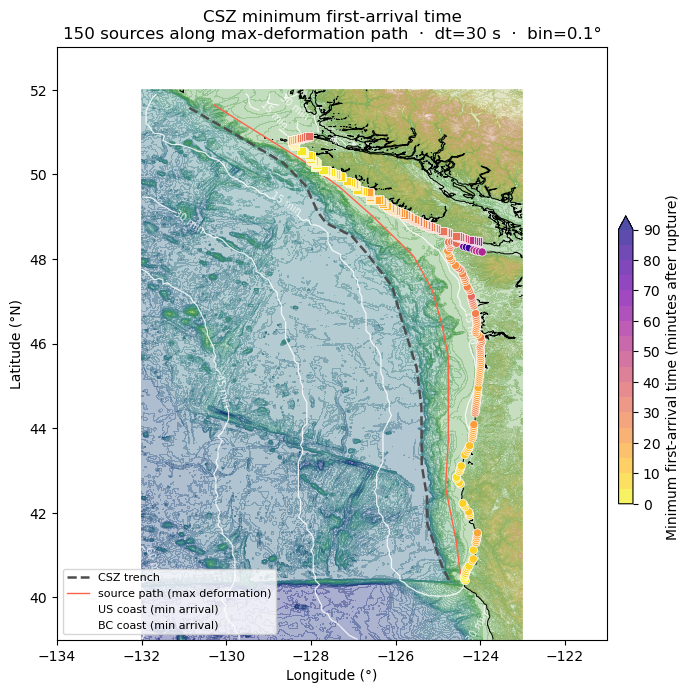
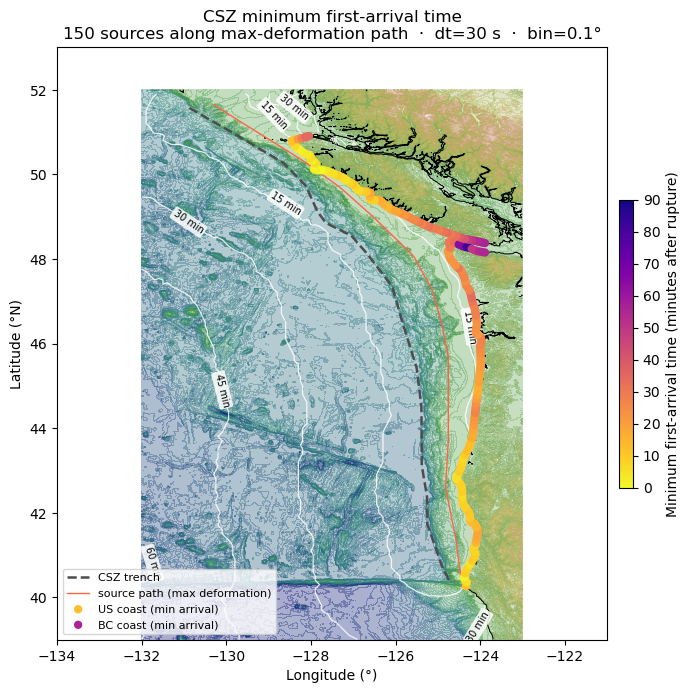
Code edit (unified diff) that turned the first committed figure into the second:
--- before
+++ after
@@ -23,5 +23,8 @@
                 levels=np.arange(15, TT_MAX_DISPLAY + 15, 15),
                 colors='white', linewidths=0.9, alpha=0.85)
-ax.clabel(cs, fmt='%d min', fontsize=7, inline=True)
+labels = ax.clabel(cs, fmt='%d min', fontsize=7, inline=True)
+for lbl in labels:
+    lbl.set_color('k')
+    lbl.set_bbox(dict(boxstyle='round,pad=0.2', facecolor='white', alpha=0.85, edgecolor='none'))
 
 # ── CSZ trench ────────────────────────────────────────────────────────────────
@@ -37,10 +40,8 @@
 sc_us = ax.scatter(us_coast_lon, us_coast_lat,
                    c=us_arrival_min, cmap=cmap, norm=norm_tt,
-                   s=35, marker='o', edgecolors='white', linewidths=0.5,
-                   zorder=6, label='US coast (min arrival)')
+                   s=25, marker='o',zorder=6, label='US coast (min arrival)')
 sc_ca = ax.scatter(ca_coast_lon, ca_coast_lat,
                    c=ca_arrival_min, cmap=cmap, norm=norm_tt,
-                   s=35, marker='s', edgecolors='white', linewidths=0.5,
-                   zorder=6, label='BC coast (min arrival)')
+                   s=25, marker='o',zorder=6, label='BC coast (min arrival)')
 
 ax.set_xlim([LON_MIN, LON_MAX])
@@ -56,5 +57,5 @@
 ax.legend(fontsize=8, loc='lower left')
 
-cbar = fig.colorbar(cf, ax=ax, fraction=0.025, pad=0.02)
+cbar = fig.colorbar(sc_us, ax=ax, fraction=0.025, pad=0.02)
 cbar.set_label('Minimum first-arrival time (minutes after rupture)')
 plt.tight_layout()

Commit: Added sample travel times function and finished CSZ coast points notebook